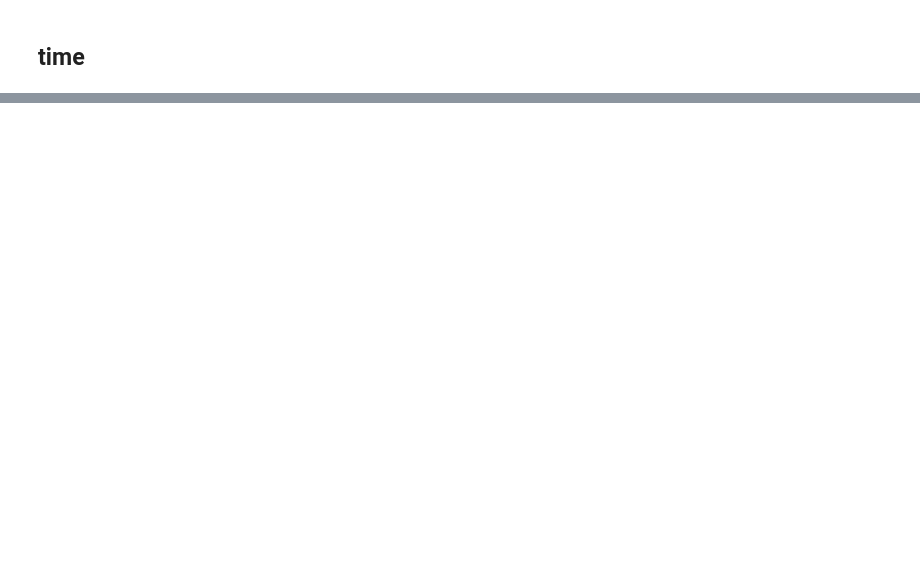
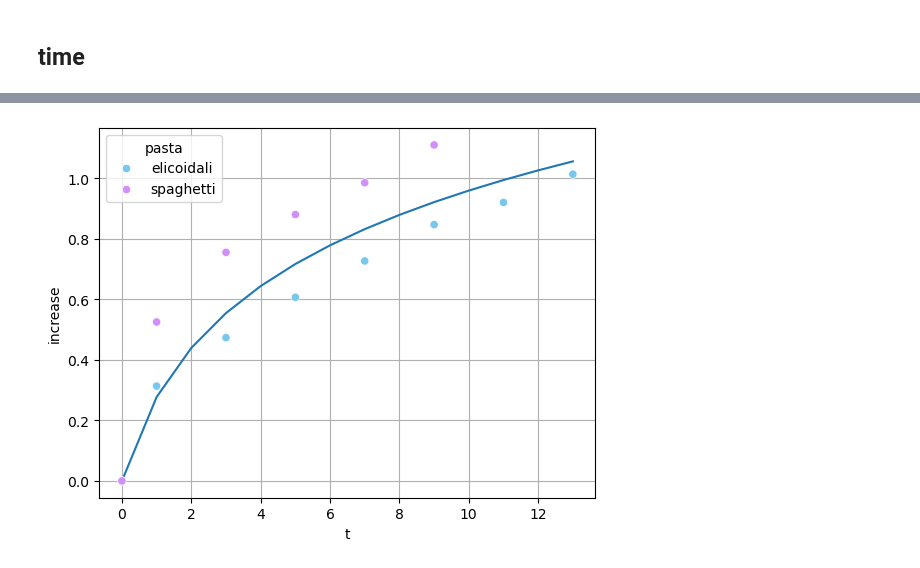
Before and after one commit to enricoenne/pasta, a Jupyter notebook: pasta.ipynb, the cells around one changed output, grey strips where cells are left out. Saved outputs shown, nothing was run; the diff lists cells and outputs as text; code cells hidden in the pictures; blank space fills up the shorter version.

```diff
--- a/pasta.ipynb
+++ b/pasta.ipynb
@@ -160,3 +162,20 @@ plt.grid(zorder=1)
+# %%
+sns.scatterplot(
+    data=time_df,
+    x='t',
+    y='increase',
+    hue='pasta',
+    zorder=3,
+    palette=pasta_pal
+)
+
+x = np.arange(0,14,1)
+f_t = lambda t: np.log(x+1) * 0.4
+plt.plot(f_t(x))
+
+plt.grid(zorder=1)
+# %% [output]
+[figure, added]
 # %%
 sns.regplot(
     data=time_df,
```
Also changed, not shown: parts of 9 cells of this notebook, 4 other files.
